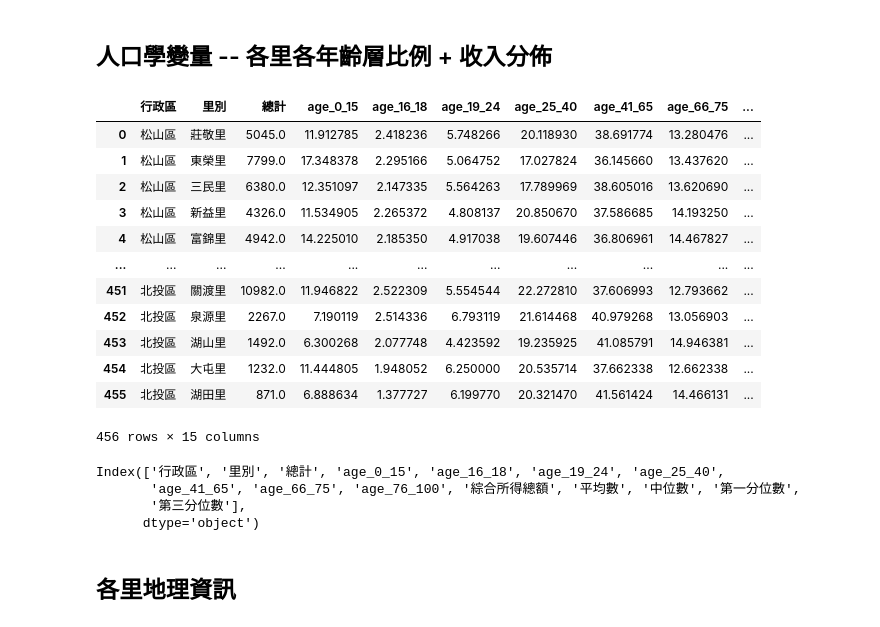
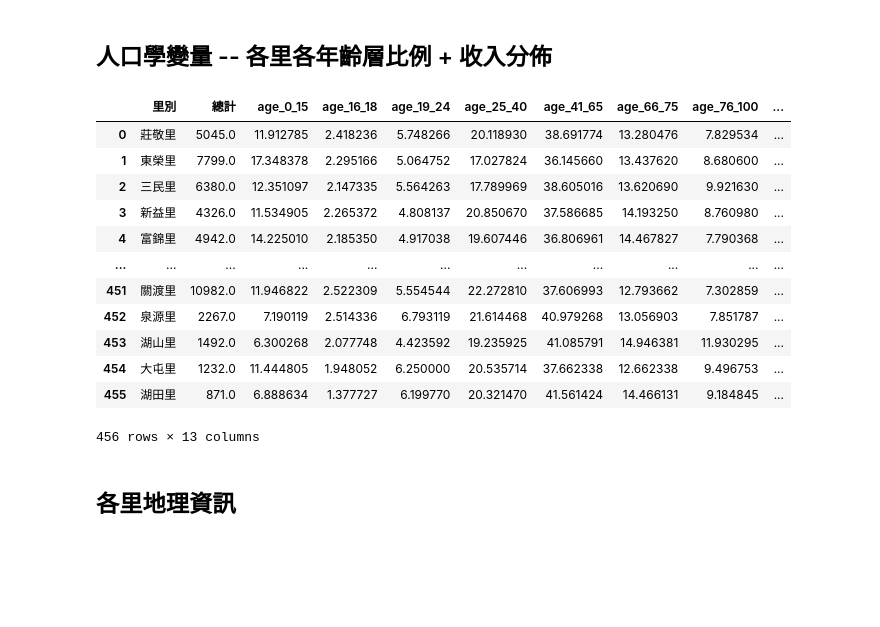
Before and after one commit to teddy21019/YoubikeUsagePrediction, a Jupyter notebook: project/data_view.ipynb, the cells around one changed output. Saved outputs shown, nothing was run; the diff lists cells and outputs as text; code cells hidden in the pictures; blank space fills up the shorter version.

```diff
--- a/project/data_view.ipynb
+++ b/project/data_view.ipynb
@@ -63,28 +77,23 @@ conv_store
 ## 人口學變量 -- 各里各年齡層比例 + 收入分佈
 # %%
 demographic = pd.read_parquet("DATA/Demographic/demographic.pq")
-demographic
+demographic.drop(columns=["行政區", "綜合所得總額"], inplace=True)
-# %% [output]
-|  | 行政區 | 里別 | 總計 | age_0_15 | age_16_18 | age_19_24 | age_25_40 | age_41_65 | age_66_75 | ... |
-| 0 | 松山區 | 莊敬里 | 5045.0 | 11.912785 | 2.418236 | 5.748266 | 20.118930 | 38.691774 | 13.280476 | ... |
-| 1 | 松山區 | 東榮里 | 7799.0 | 17.348378 | 2.295166 | 5.064752 | 17.027824 | 36.145660 | 13.437620 | ... |
-| 2 | 松山區 | 三民里 | 6380.0 | 12.351097 | 2.147335 | 5.564263 | 17.789969 | 38.605016 | 13.620690 | ... |
-| 3 | 松山區 | 新益里 | 4326.0 | 11.534905 | 2.265372 | 4.808137 | 20.850670 | 37.586685 | 14.193250 | ... |
-| 4 | 松山區 | 富錦里 | 4942.0 | 14.225010 | 2.185350 | 4.917038 | 19.607446 | 36.806961 | 14.467827 | ... |
-| ... | ... | ... | ... | ... | ... | ... | ... | ... | ... | ... |
-| 451 | 北投區 | 關渡里 | 10982.0 | 11.946822 | 2.522309 | 5.554544 | 22.272810 | 37.606993 | 12.793662 | ... |
-| 452 | 北投區 | 泉源里 | 2267.0 | 7.190119 | 2.514336 | 6.793119 | 21.614468 | 40.979268 | 13.056903 | ... |
-| 453 | 北投區 | 湖山里 | 1492.0 | 6.300268 | 2.077748 | 4.423592 | 19.235925 | 41.085791 | 14.946381 | ... |
-| 454 | 北投區 | 大屯里 | 1232.0 | 11.444805 | 1.948052 | 6.250000 | 20.535714 | 37.662338 | 12.662338 | ... |
-| 455 | 北投區 | 湖田里 | 871.0 | 6.888634 | 1.377727 | 6.199770 | 20.321470 | 41.561424 | 14.466131 | ... |
-456 rows × 15 columns
 # %%
-demographic.columns
+demographic
 # %% [output]
+|  | 里別 | 總計 | age_0_15 | age_16_18 | age_19_24 | age_25_40 | age_41_65 | age_66_75 | age_76_100 | ... |
+| 0 | 莊敬里 | 5045.0 | 11.912785 | 2.418236 | 5.748266 | 20.118930 | 38.691774 | 13.280476 | 7.829534 | ... |
+| 1 | 東榮里 | 7799.0 | 17.348378 | 2.295166 | 5.064752 | 17.027824 | 36.145660 | 13.437620 | 8.680600 | ... |
+| 2 | 三民里 | 6380.0 | 12.351097 | 2.147335 | 5.564263 | 17.789969 | 38.605016 | 13.620690 | 9.921630 | ... |
+| 3 | 新益里 | 4326.0 | 11.534905 | 2.265372 | 4.808137 | 20.850670 | 37.586685 | 14.193250 | 8.760980 | ... |
+| 4 | 富錦里 | 4942.0 | 14.225010 | 2.185350 | 4.917038 | 19.607446 | 36.806961 | 14.467827 | 7.790368 | ... |
+| ... | ... | ... | ... | ... | ... | ... | ... | ... | ... | ... |
+| 451 | 關渡里 | 10982.0 | 11.946822 | 2.522309 | 5.554544 | 22.272810 | 37.606993 | 12.793662 | 7.302859 | ... |
+| 452 | 泉源里 | 2267.0 | 7.190119 | 2.514336 | 6.793119 | 21.614468 | 40.979268 | 13.056903 | 7.851787 | ... |
+| 453 | 湖山里 | 1492.0 | 6.300268 | 2.077748 | 4.423592 | 19.235925 | 41.085791 | 14.946381 | 11.930295 | ... |
+| 454 | 大屯里 | 1232.0 | 11.444805 | 1.948052 | 6.250000 | 20.535714 | 37.662338 | 12.662338 | 9.496753 | ... |
+| 455 | 湖田里 | 871.0 | 6.888634 | 1.377727 | 6.199770 | 20.321470 | 41.561424 | 14.466131 | 9.184845 | ... |
-Index(['行政區', '里別', '總計', 'age_0_15', 'age_16_18', 'age_19_24', 'age_25_40',
-       'age_41_65', 'age_66_75', 'age_76_100', '綜合所得總額', '平均數', '中位數', '第一分位數',
-       '第三分位數'],
-      dtype='object')
+456 rows × 13 columns
 # %% [markdown]
 ## 各里地理資訊
 # %%
```
Also changed, not shown: parts of 9 cells of this notebook.
